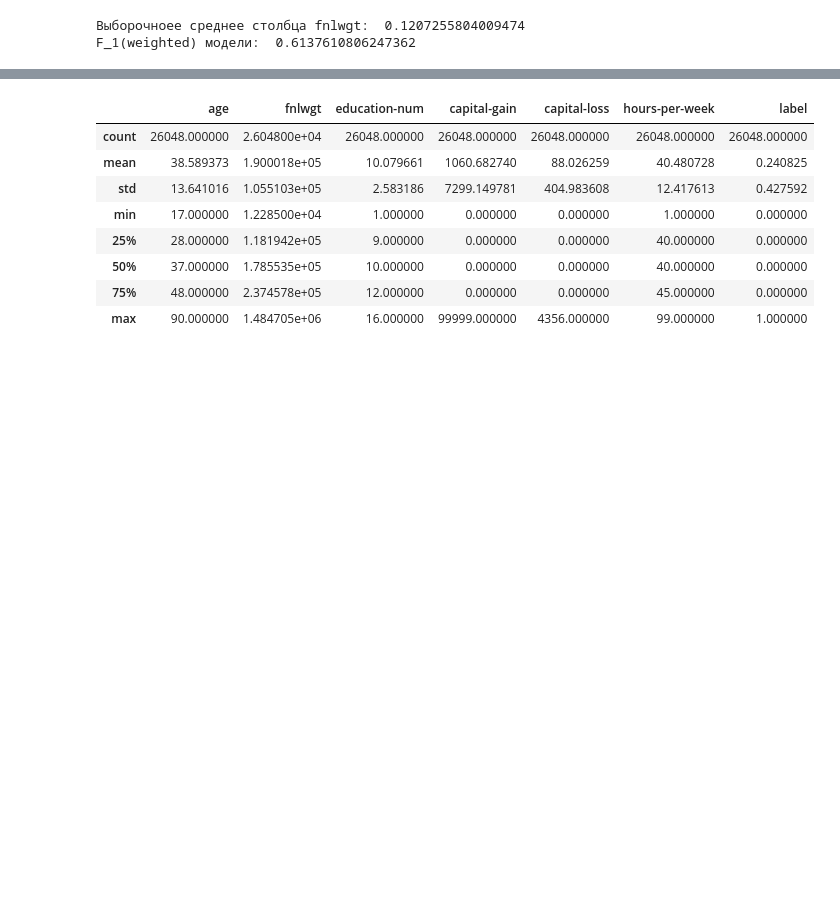
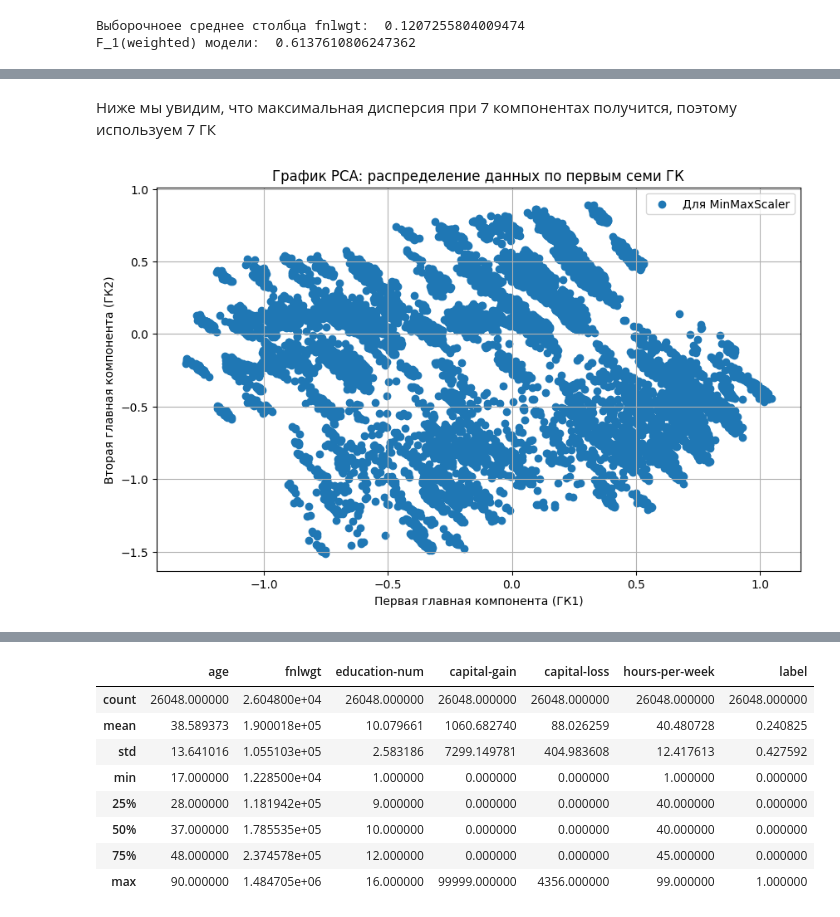
Before and after one commit to aleksandrchepinoga18/sklearn_KNeighborsClassifier_project, a Jupyter notebook: sklearn_KNeighborsClassifier_3_3_1.ipynb, the cells around one changed output, grey strips where cells are left out. Cells and saved outputs as stored; diff of their text form; code cells hidden in the pictures; blank space fills up the shorter version.

```diff
--- a/sklearn_KNeighborsClassifier_3_3_1.ipynb
+++ b/sklearn_KNeighborsClassifier_3_3_1.ipynb
@@ -672,0 +789,24 @@ F_1(weighted) модели:  0.6137610806247362
+# %% [markdown]
+Ниже мы увидим, что максимальная дисперсия при 7 компонентах получится, поэтому используем 7 ГК
+# %%
+pca = PCA(n_components = 7, svd_solver = 'full')
+pca.fit(X_scaled )
+pca_data = pca.transform(X_scaled)
+
+# Построение графика
+plt.figure(figsize=(10, 6))
+plt.scatter(pca_data[:, 0], pca_data[:, 1], label="Для MinMaxScaler")  # Используем label для легенды
+
+# Подписи осей и заголовок
+plt.xlabel('Первая главная компонента (ГК1)')
+plt.ylabel('Вторая главная компонента (ГК2)')
+plt.title('График PCA: распределение данных по первым семи ГК')
+
+# Добавление легенды
+plt.legend()
+
+# Отображение графика
+plt.grid()
+plt.show()
+# %% [output]
+[figure, added]
```
Also changed, not shown: parts of 48 cells of this notebook.
